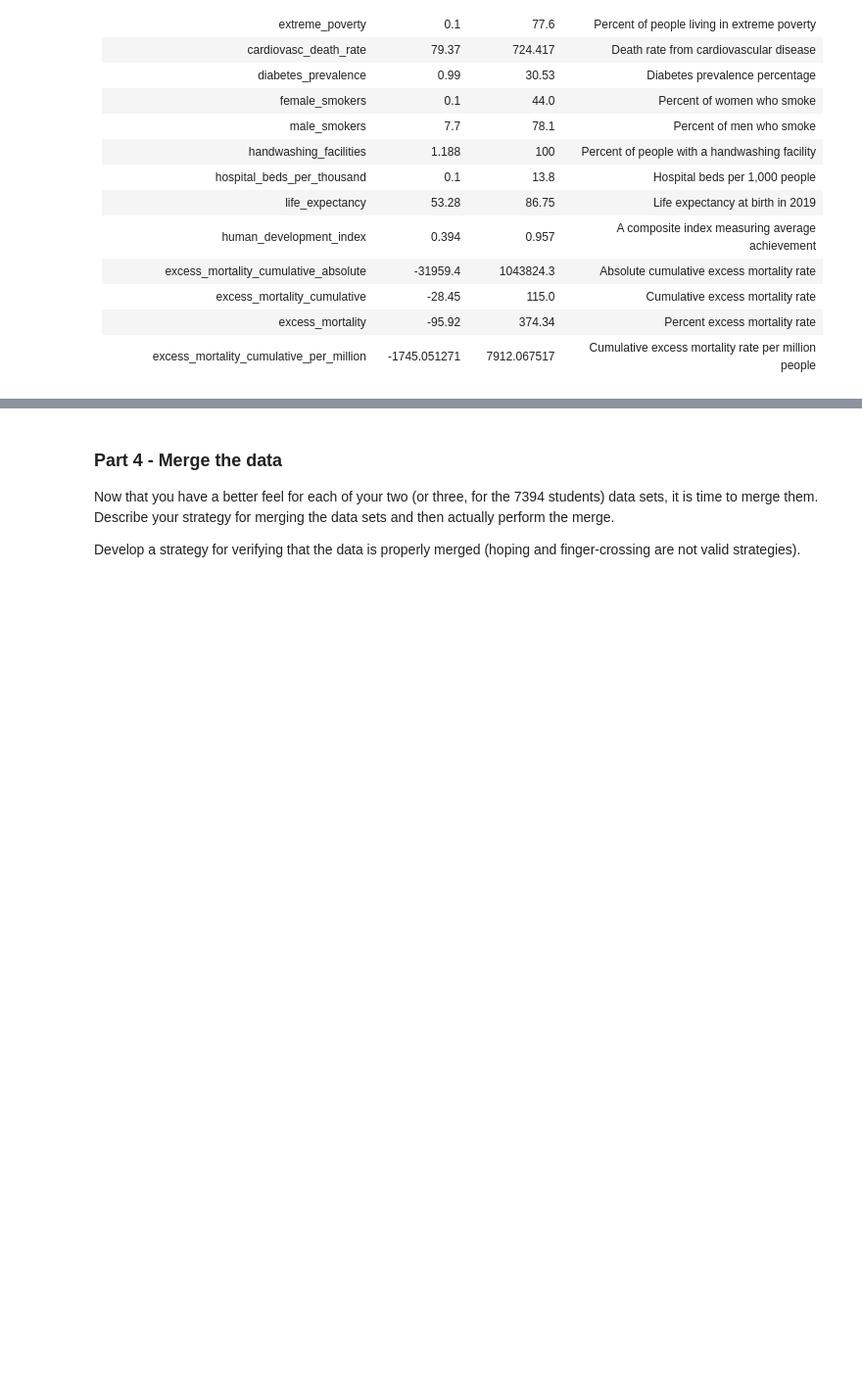
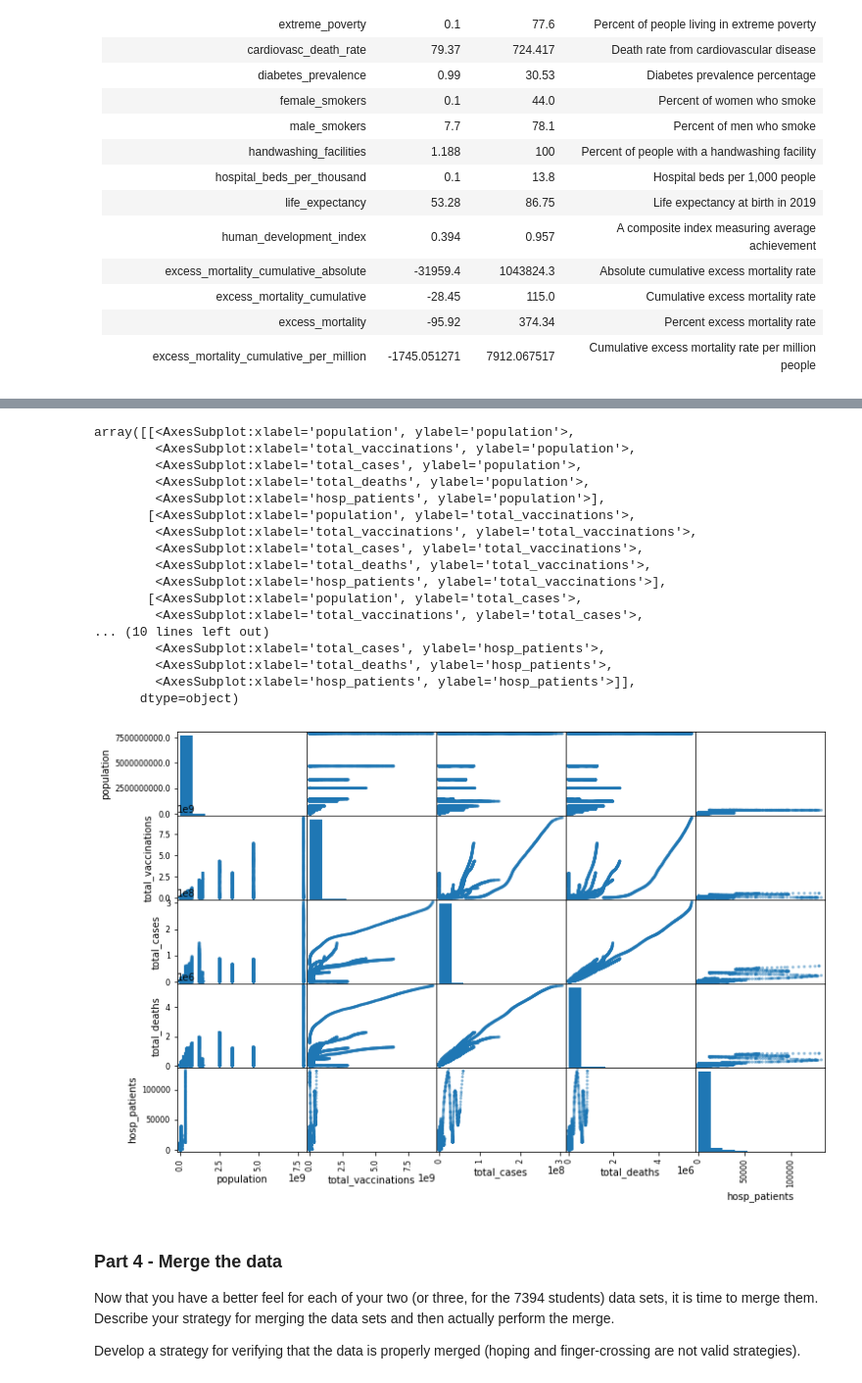
Before and after one commit to CS-5394-ML-Class/Project-2, a Jupyter notebook: Project02 - Gabriel.ipynb, the cells around one changed output, grey strips where cells are left out. Shown: that part at 98% size. Drawn from its saved outputs; the diff is of its cells as text; code cells hidden in the pictures; blank space fills up the shorter version.

```diff
--- a/Project02 - Gabriel.ipynb
+++ b/Project02 - Gabriel.ipynb
@@ -290,3 +315,25 @@ pandas.options.display.max_rows = 5
+# %%
+attributes = ["population", "total_vaccinations", "total_cases", "total_deaths", "hosp_patients"]
+pandas.plotting.scatter_matrix(data_orig[attributes], figsize=(12, 8))
+# %% [output]
+array([[<AxesSubplot:xlabel='population', ylabel='population'>,
+        <AxesSubplot:xlabel='total_vaccinations', ylabel='population'>,
+        <AxesSubplot:xlabel='total_cases', ylabel='population'>,
+        <AxesSubplot:xlabel='total_deaths', ylabel='population'>,
+        <AxesSubplot:xlabel='hosp_patients', ylabel='population'>],
+       [<AxesSubplot:xlabel='population', ylabel='total_vaccinations'>,
+        <AxesSubplot:xlabel='total_vaccinations', ylabel='total_vaccinations'>,
+        <AxesSubplot:xlabel='total_cases', ylabel='total_vaccinations'>,
+        <AxesSubplot:xlabel='total_deaths', ylabel='total_vaccinations'>,
+        <AxesSubplot:xlabel='hosp_patients', ylabel='total_vaccinations'>],
+       [<AxesSubplot:xlabel='population', ylabel='total_cases'>,
+        <AxesSubplot:xlabel='total_vaccinations', ylabel='total_cases'>,
+... (10 lines left out)
+        <AxesSubplot:xlabel='total_cases', ylabel='hosp_patients'>,
+        <AxesSubplot:xlabel='total_deaths', ylabel='hosp_patients'>,
+        <AxesSubplot:xlabel='hosp_patients', ylabel='hosp_patients'>]],
+      dtype=object)
+[figure, added]
 # %% [markdown]
 ### Part 4 - Merge the data
 
```
Also changed, not shown: parts of 4 cells of this notebook, 1 other file.
